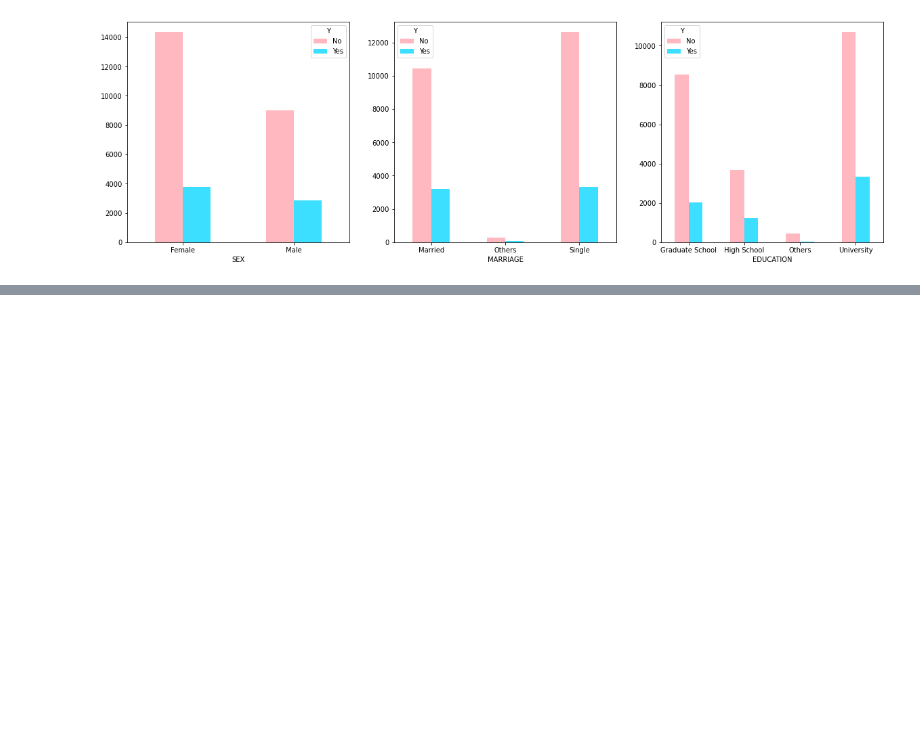
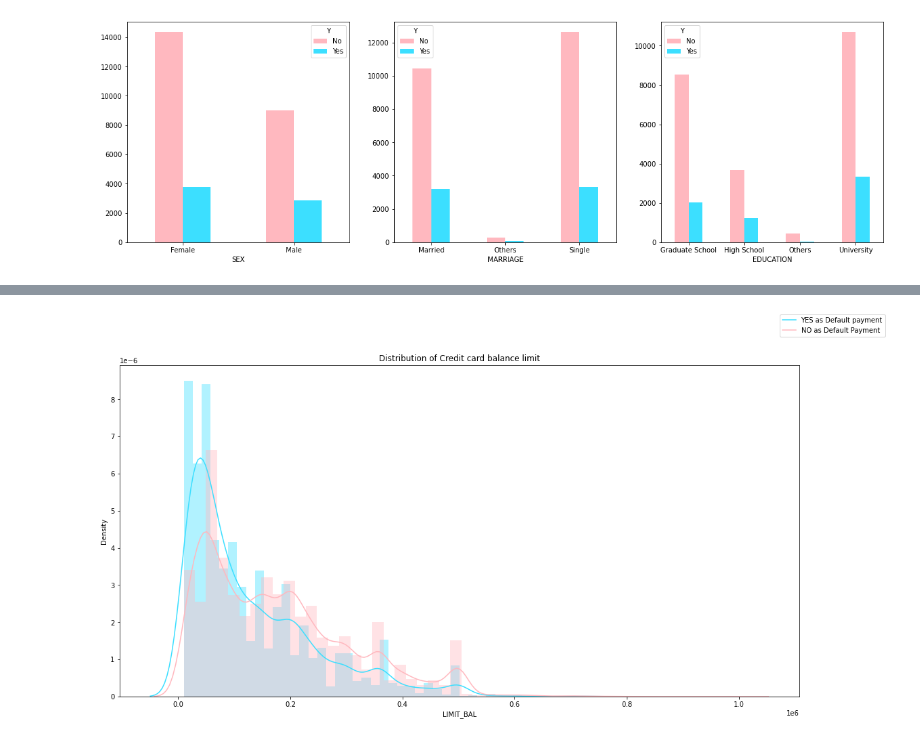
Before and after one commit to krish011/IE7300_ML_Project, a Jupyter notebook: Project_code_n.ipynb, the cells around one changed output, grey strips where cells are left out. Cells and saved outputs as stored; diff of their text form; code cells hidden in the pictures; blank space fills up the shorter version.

```diff
--- a/Project_code_n.ipynb
+++ b/Project_code_n.ipynb
@@ -364,0 +414,10 @@ df_g3.plot(kind = 'bar', rot=0, ax=ax3, color = color)
+# %%
+# Distribution of credit card balance in both default and not default cases
+fig = plt.figure(figsize=(18,9))
+sns.distplot(df_new['LIMIT_BAL'].loc[df_new['Y'] == 'Yes'], color='#3CDFFF')
+sns.distplot(df_new['LIMIT_BAL'].loc[df_new['Y'] == 'No'], color='#FFB8BF')
+plt.title('Distribution of Credit card balance limit')
+fig.legend(labels=['YES as Default payment','NO as Default Payment'])
+plt.show()
+# %% [output]
+[figure, added]
```
Also changed, not shown: parts of 6 cells of this notebook.
